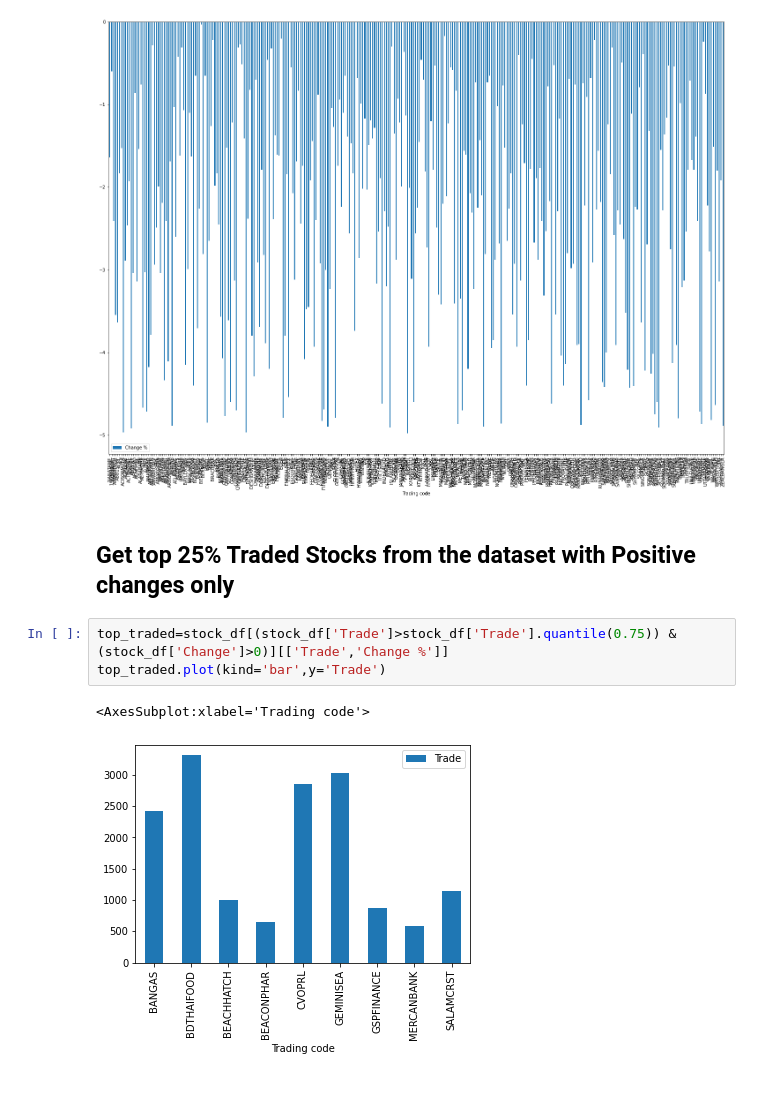
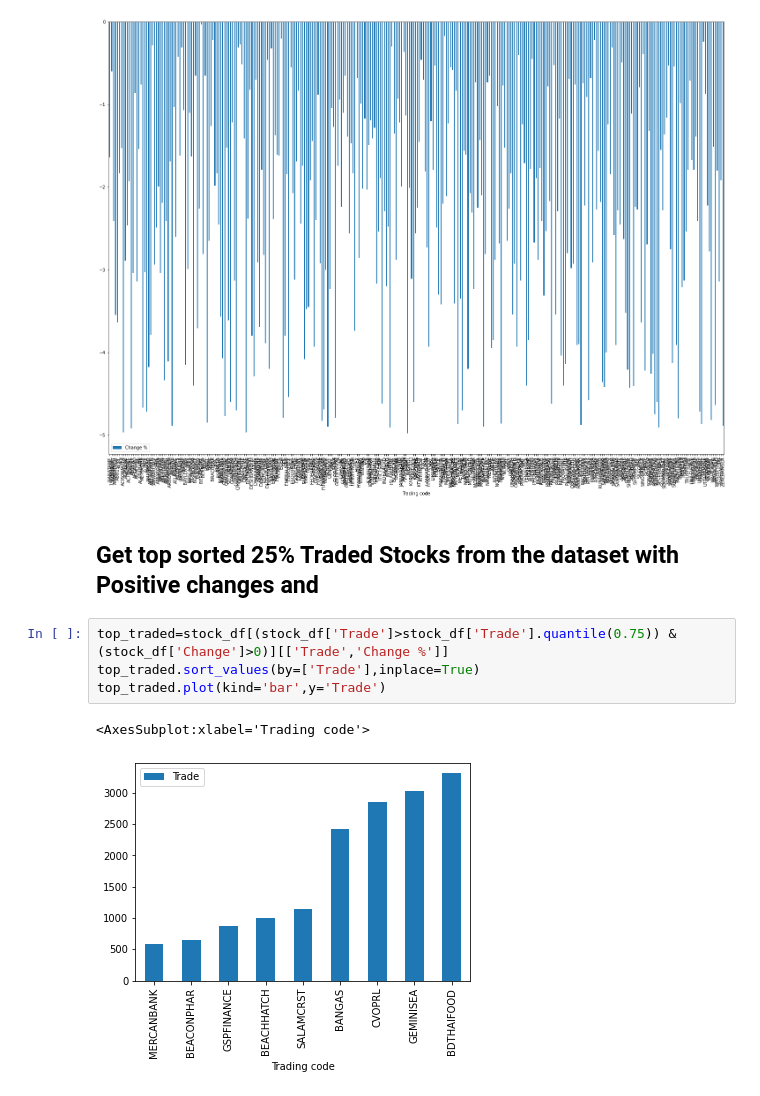
Before and after one commit to Sakif04/Stock_Project, a Jupyter notebook: Stock_web.ipynb, the cells around one changed output. Drawn from its saved outputs; the diff is of its cells as text.

```diff
--- a/Stock_web.ipynb
+++ b/Stock_web.ipynb
@@ -39,10 +39,11 @@ negative_stock.plot(figsize=(25,18),y='Change %',kind='bar')
 <AxesSubplot:xlabel='Trading code'>
 [figure]
 # %% [markdown]
-## Get top 25% Traded Stocks from the dataset with Positive changes only
+## Get top sorted 25% Traded Stocks from the dataset with Positive changes and
 # %%
 top_traded=stock_df[(stock_df['Trade']>stock_df['Trade'].quantile(0.75)) & (stock_df['Change']>0)][['Trade','Change %']]
+top_traded.sort_values(by=['Trade'],inplace=True)
 top_traded.plot(kind='bar',y='Trade')
 # %% [output]
 <AxesSubplot:xlabel='Trading code'>
-[figure, old version]
+[figure, new version]
```
